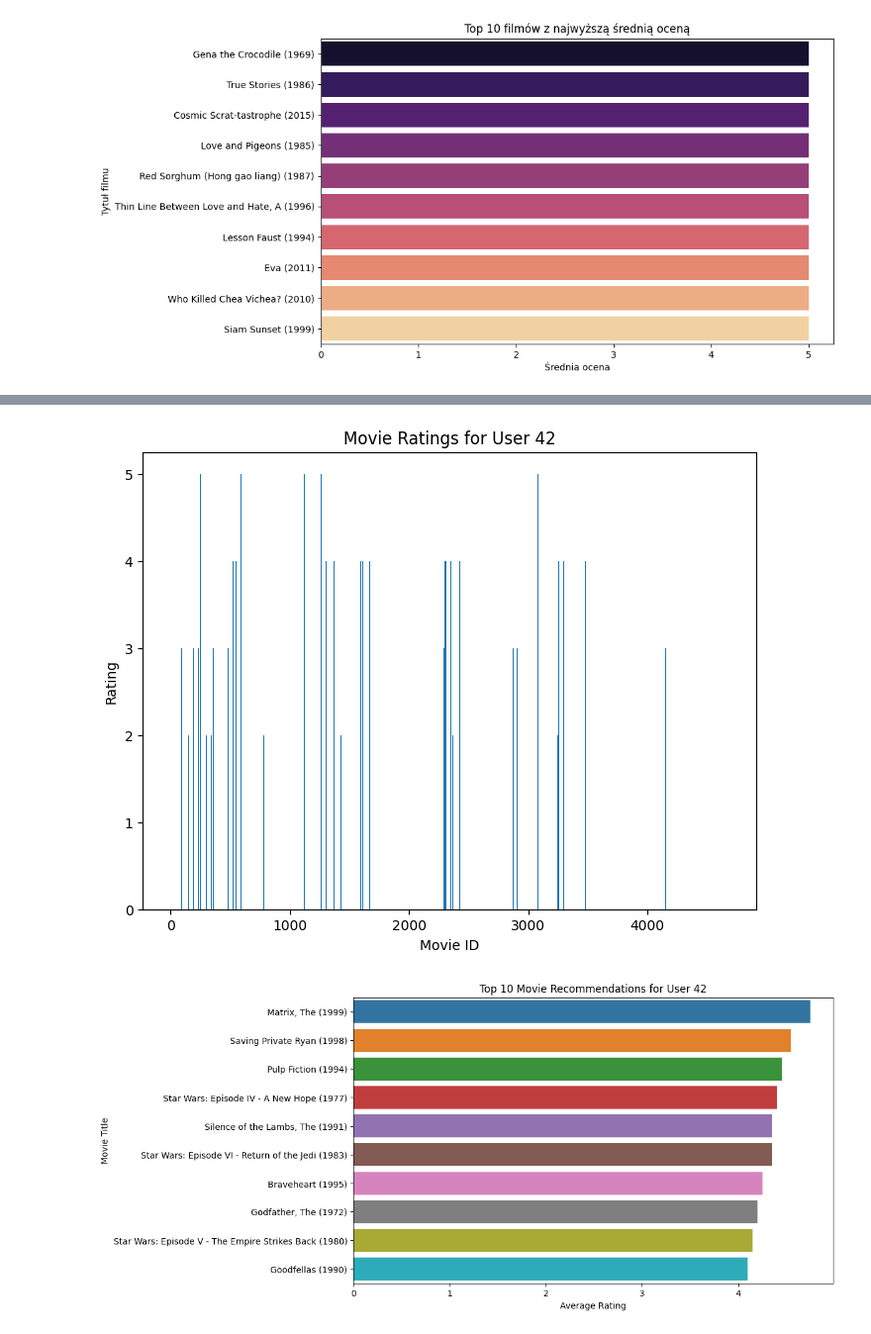
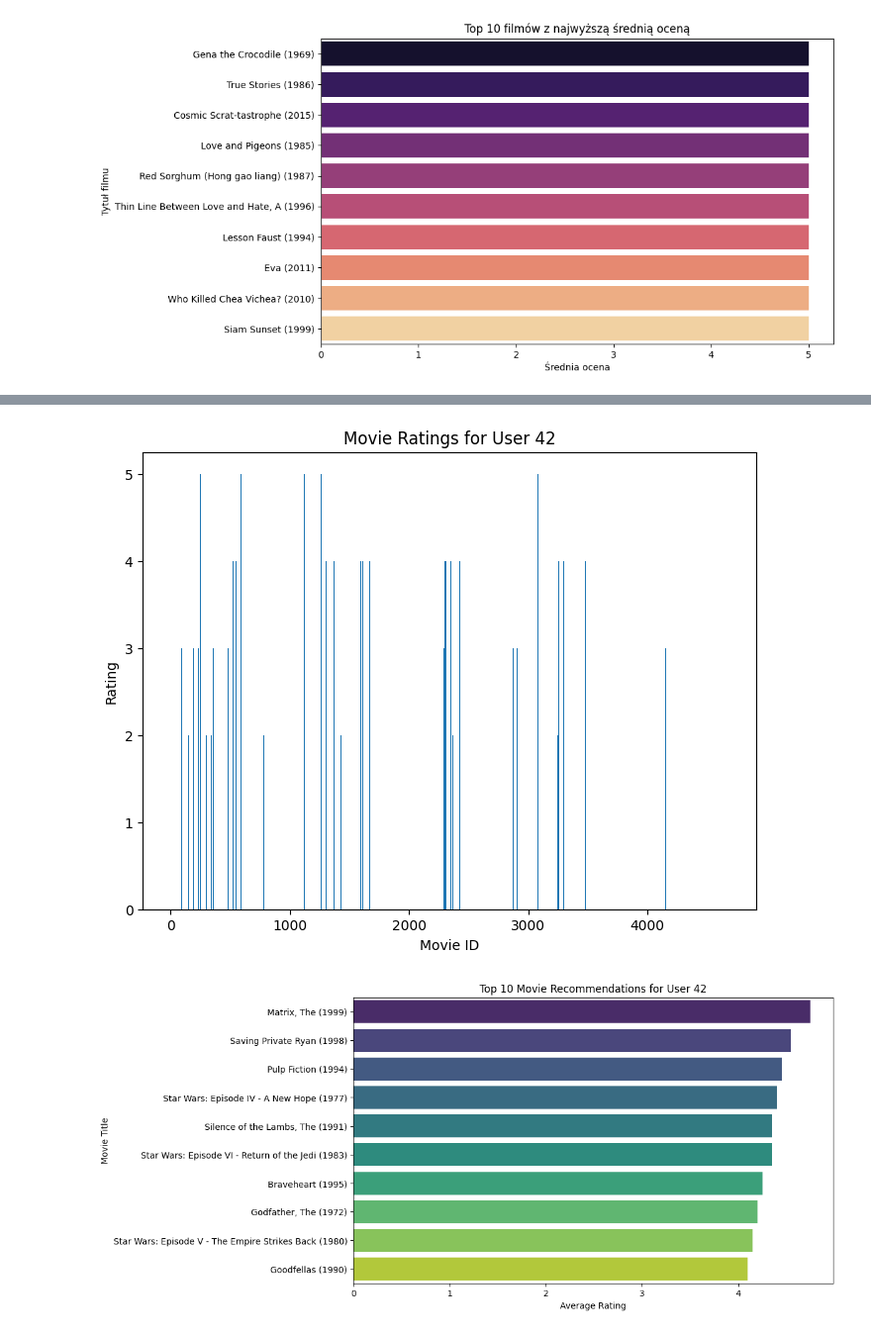
Before and after one commit to g00gas/ml-studia, a Jupyter notebook: main.ipynb, the cells around one changed output, grey strips where cells are left out. Shown at 99% size. Drawn from its saved outputs; the diff is of its cells as text; code cells hidden in the pictures.

```diff
--- a/main.ipynb
+++ b/main.ipynb
@@ -165,36 +179,38 @@ user_item_matrix = ratings_data.pivot_table(index='userId', columns='movieId', v
 
 user_item_matrix = user_item_matrix.dropna(axis=1, thresh=10)  # Keep movies with at least 10 non-NaN ratings
 
 
 plt.figure(figsize=(10, 6))
 for user, row in user_item_matrix.iterrows():
     plt.scatter([row.index], [user] * len(row), c=row.values, cmap='YlGnBu', s=100, vmin=1, vmax=5)
 
 plt.colorbar(label='Rating')
 plt.title('User-Item Matrix Scatter Plot')
 plt.xlabel('Movie ID')
 plt.ylabel('User ID')
 plt.show()
 
 
 target_user_ratings = user_item_matrix.loc[target_user_id]
 plt.figure(figsize=(8, 6))
 plt.bar(target_user_ratings.index, target_user_ratings.values)
 plt.title(f"Movie Ratings for User {target_user_id}")
 plt.xlabel("Movie ID")
 plt.ylabel("Rating")
 plt.show()
 
+
 plt.figure(figsize=(10, 6))
-sns.barplot(x=recommendations.values, y=[movie_titles[movie_id] for movie_id in recommendations.index])
-plt.title(f"Top {top_recommendations} Movie Recommendations for User {target_user_id}")
+sns.barplot(x=recommendations.values, y=[movie_titles[movie_id] for movie_id in recommendations.index],
+            palette='viridis')  # Use 'viridis' colormap for the bars
+plt.title(f"Top {len(recommendations)} Movie Recommendations for User {target_user_id}")
 plt.xlabel("Average Rating")
 plt.ylabel("Movie Title")
 plt.show()
 # %% [output]
 [figure]
 [figure]
-[figure, old version]
+[figure, new version]
 # %%
 def content_based_recommendation_system(movie_title_to_find_recommendations_for, top_recommendations=10):
     # Załóżmy, że dane 'movies.csv' zostały już załadowane
```
Also changed, not shown: parts of 5 cells of this notebook, 1 other file.
